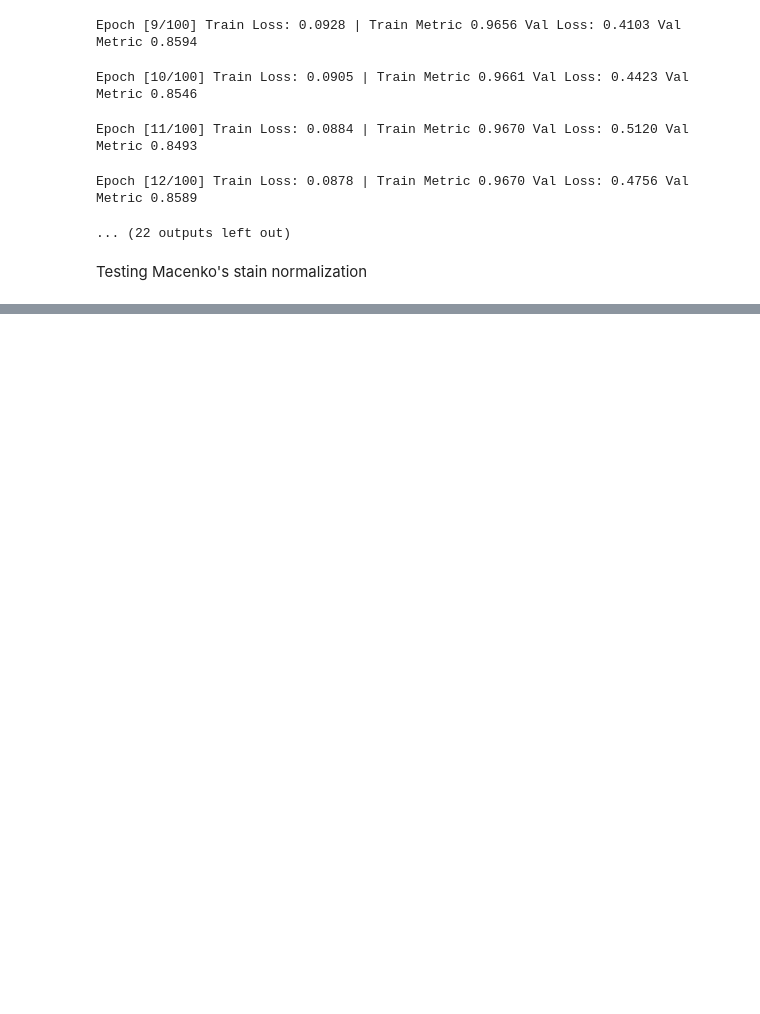
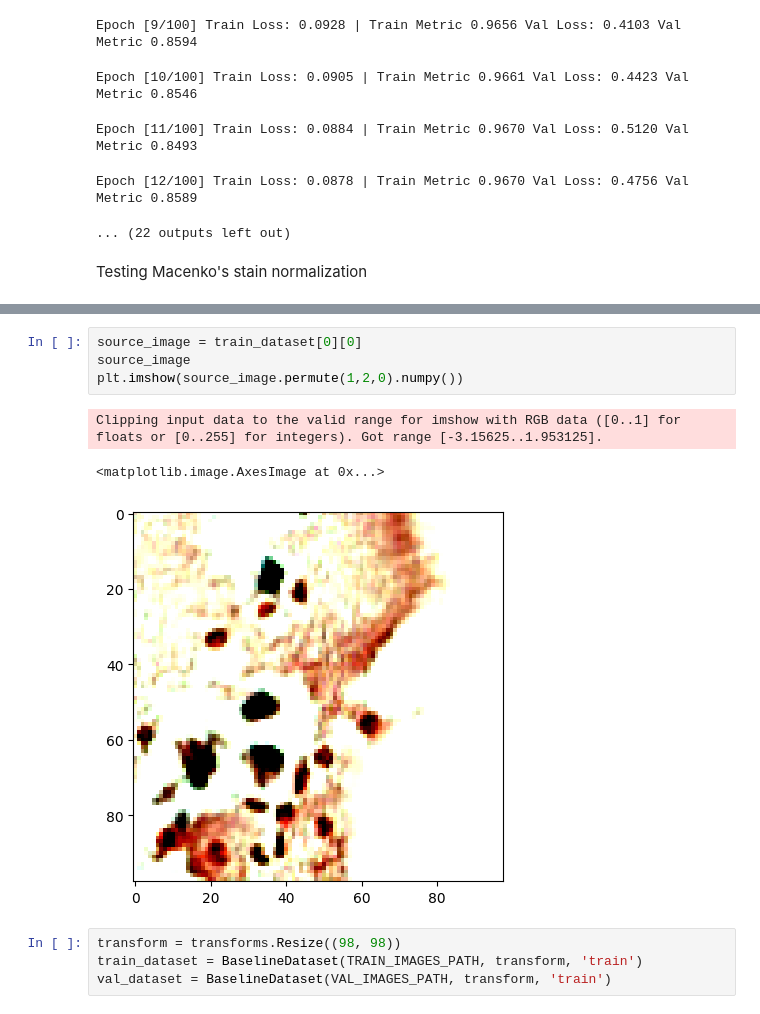
Before and after one commit to gabriellecaillaud/DLMI_histopathology, a Jupyter notebook: experiments.ipynb, the cells around one changed output, grey strips where cells are left out. Drawn from its saved outputs; the diff is of its cells as text; blank space fills up the shorter version.

```diff
--- a/experiments.ipynb
+++ b/experiments.ipynb
@@ -241,0 +351,12 @@ source_image = np.load("image_center_0_healthy.npy")   # (H, W, 3), dtype=np.uin
+# %%
+source_image = train_dataset[0][0]
+source_image
+plt.imshow(source_image.permute(1,2,0).numpy())
+# %% [output]
+Clipping input data to the valid range for imshow with RGB data ([0..1] for floats or [0..255] for integers). Got range [-3.15625..1.953125].
+<matplotlib.image.AxesImage at 0x...>
+[figure, added]
+# %%
+transform = transforms.Resize((98, 98))
+train_dataset = BaselineDataset(TRAIN_IMAGES_PATH, transform, 'train')
+val_dataset = BaselineDataset(VAL_IMAGES_PATH, transform, 'train')
```
Also changed, not shown: parts of 36 cells of this notebook, 2 other files.
